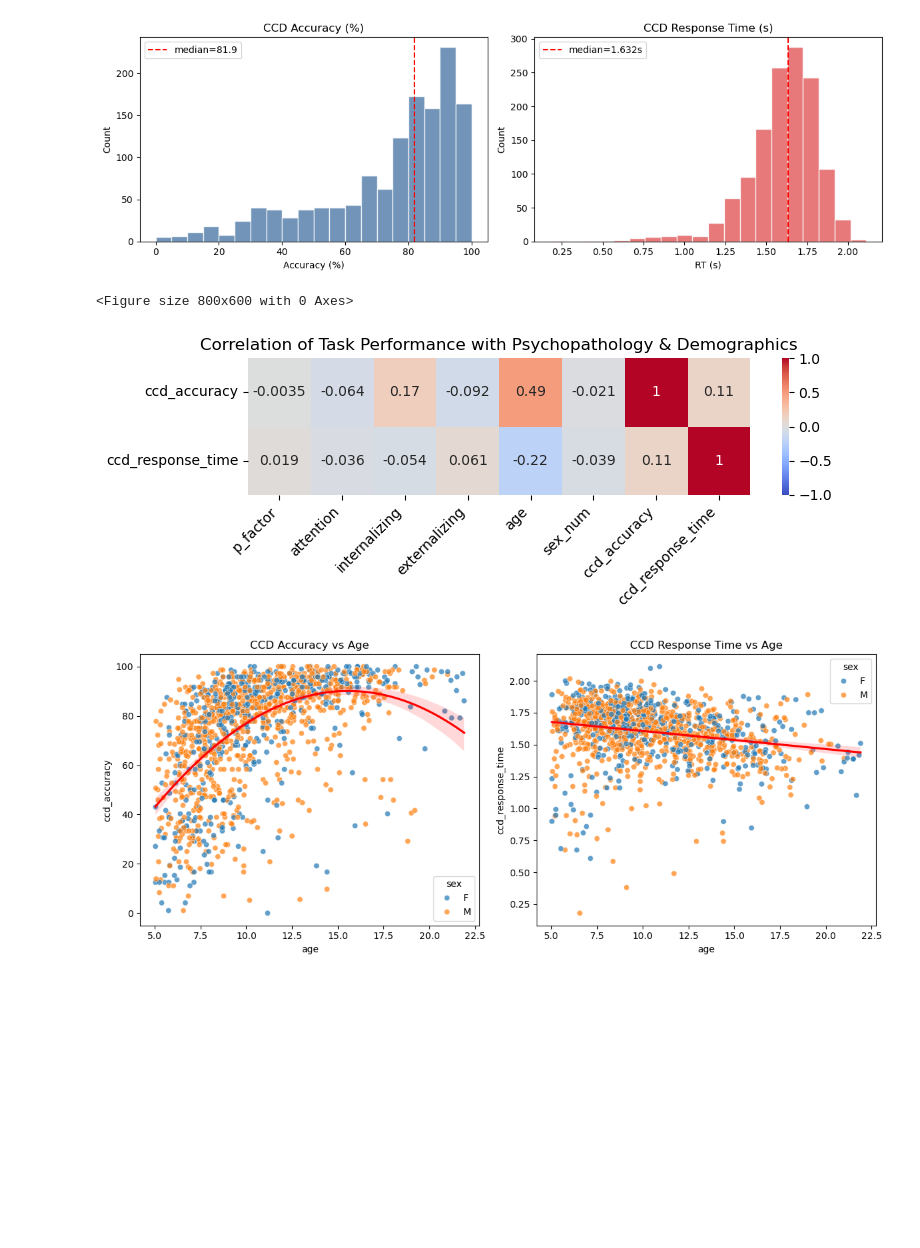
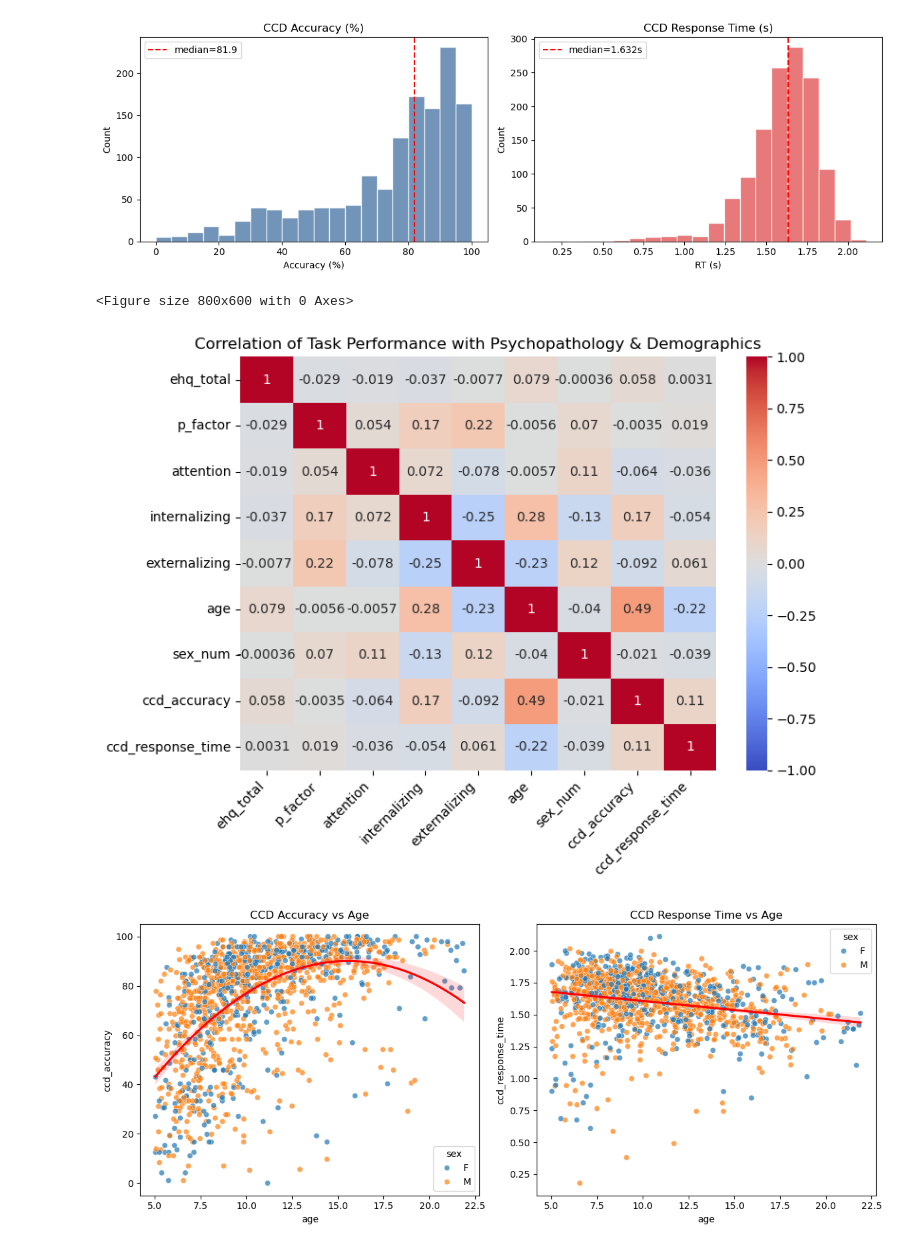
Before and after one commit to Nantawat6510545543/eeg2025-Vistec, a Jupyter notebook: debug/participants_vis.ipynb, the cells around one changed output. Drawn from its saved outputs; the diff is of its cells as text; code cells hidden in the pictures; blank space fills up the shorter version.

```diff
--- a/debug/participants_vis.ipynb
+++ b/debug/participants_vis.ipynb
@@ -111,31 +111,30 @@ plt.show()
 # %% [output]
 [figure]
 # %%
+import seaborn as sns
 # --- 3. Correlation heatmap (extended with age, sex, performance) ---
-plt.figure(figsize=(8,6))
-
 df_corr = df.copy()
 df_corr["sex_num"] = df_corr["sex"].map({"M":1, "F":0})
 
 heatmap_vars = [
-    "p_factor", "attention", "internalizing", "externalizing",
+    "ehq_total","p_factor", "attention", "internalizing", "externalizing",
     "age", "sex_num",
     # "smiley_face","sad_face","non_target","miss_target",
     "ccd_accuracy", "ccd_response_time"
 ]
 
 corr = df_corr[heatmap_vars].corr()
 
-plt.figure(figsize=(8,3))
+plt.figure(figsize=(8,6))
 sns.heatmap(corr, annot=True, cmap="coolwarm", vmin=-1, vmax=1, center=0)
 plt.title("Correlation of Task Performance with Psychopathology & Demographics")
 plt.xticks(rotation=45, ha="right")
 plt.yticks(rotation=0)
 plt.tight_layout()
 plt.show()
 # %% [output]
 <Figure size 800x600 with 0 Axes>
-[figure, old version]
+[figure, new version]
 # %%
 # --- 4. Task performance vs Age (same as before) ---
 fig, axes = plt.subplots(1, 2, figsize=(12,5), sharex=True)
```
Also changed, not shown: 3 other files.
